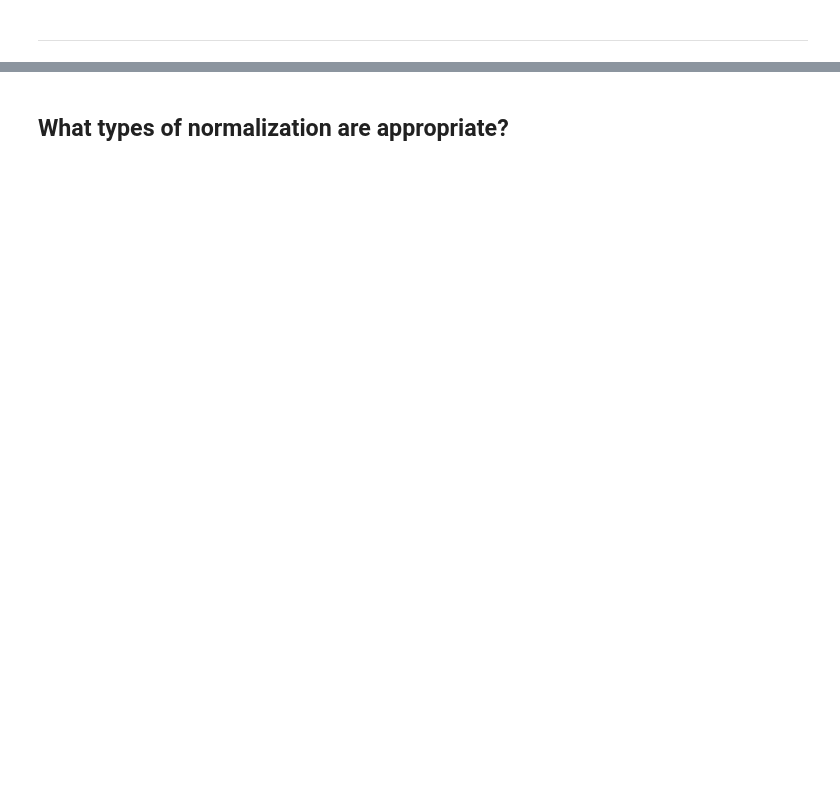
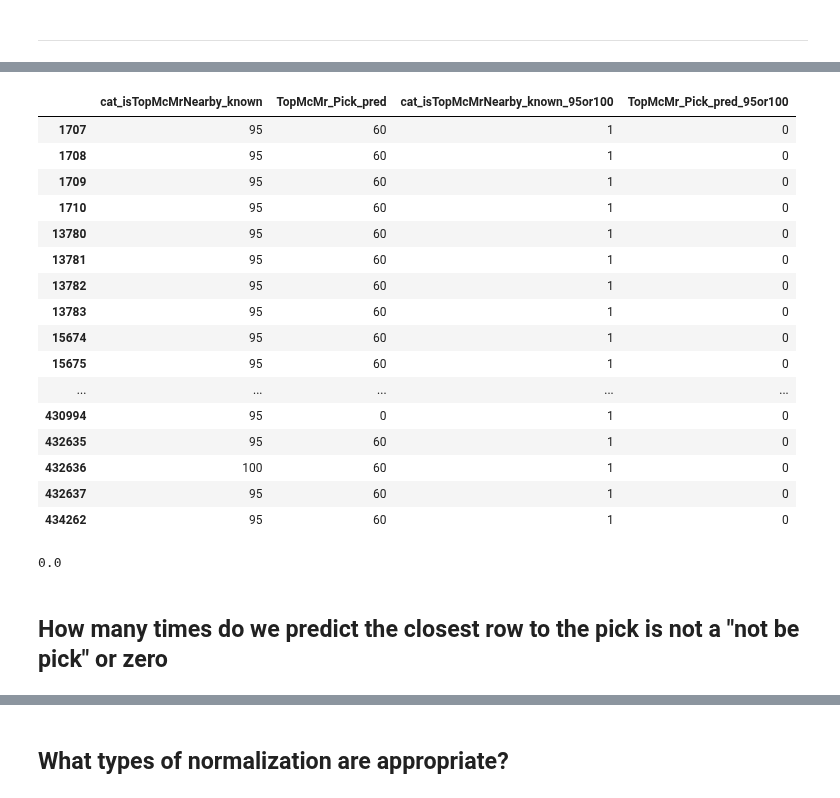
Before and after one commit to JustinGOSSES/MannvilleGroup_Strat_Hackathon, a Jupyter notebook: notebooks_2018/modular_redo/Machine_Learning/Machine_Learning_vA_20170726.ipynb, the cells around one changed output, grey strips where cells are left out. Drawn from its saved outputs; the diff is of its cells as text; code cells hidden in the pictures; blank space fills up the shorter version.

Commit message:
started two notebooks on machine learning section in modular folder, got two results

```diff
--- a/notebooks_2018/modular_redo/Machine_Learning/Machine_Learning_vA_20170726.ipynb
+++ b/notebooks_2018/modular_redo/Machine_Learning/Machine_Learning_vA_20170726.ipynb
@@ -350,0 +497,6 @@ len(UWIs_test)
+# %%
+df_r = pd.DataFrame(result)
+# df_a = pd.DataFrame(a_)
+test_y_indexValues = test_y.index.values
+df_result_2 = pd.DataFrame(values, index=test_y_indexValues, columns=['TopMcMr_Pick_pred'])
+df_results_2 = pd.concat([test_y, df_result_2], axis=1)
@@ -350,0 +549,2 @@ len(UWIs_test)
+# %%
+df_results_2_onlyClass95and100 = df_results_2[df_results_2['cat_isTopMcMrNearby_known'] > 60 ]
@@ -350,0 +560,5 @@ len(UWIs_test)
+# %%
+df_results_2_onlyClass95and100['pred_class_95or100'] = df_results_2_onlyClass95and100[df_results_2_onlyClass95and100['cat_isTopMcMrNearby_known']]
+# %%
+df_results_2_onlyClass95and100['cat_isTopMcMrNearby_known_95or100'] = np.where(df_results_2_onlyClass95and100['cat_isTopMcMrNearby_known']>60, 1, 0)
+df_results_2_onlyClass95and100['TopMcMr_Pick_pred_95or100'] = np.where(df_results_2_onlyClass95and100['TopMcMr_Pick_pred']>60, 1, 0)
@@ -350,0 +576,27 @@ len(UWIs_test)
+# %%
+df_results_2_onlyClass95and100[0:300]
+# %% [output]
+|  | cat_isTopMcMrNearby_known | TopMcMr_Pick_pred | cat_isTopMcMrNearby_known_95or100 | TopMcMr_Pick_pred_95or100 |
+| 1707 | 95 | 60 | 1 | 0 |
+| 1708 | 95 | 60 | 1 | 0 |
+| 1709 | 95 | 60 | 1 | 0 |
+| 1710 | 95 | 60 | 1 | 0 |
+| 13780 | 95 | 60 | 1 | 0 |
+| 13781 | 95 | 60 | 1 | 0 |
+| 13782 | 95 | 60 | 1 | 0 |
+| 13783 | 95 | 60 | 1 | 0 |
+| 15674 | 95 | 60 | 1 | 0 |
+| 15675 | 95 | 60 | 1 | 0 |
+| ... | ... | ... | ... | ... |
+| 430994 | 95 | 0 | 1 | 0 |
+| 432635 | 95 | 60 | 1 | 0 |
+| 432636 | 100 | 60 | 1 | 0 |
+| 432637 | 95 | 60 | 1 | 0 |
+| 434262 | 95 | 60 | 1 | 0 |
+# %%
+accuracy = accuracy_score(df_results_2_onlyClass95and100['cat_isTopMcMrNearby_known_95or100'], df_results_2_onlyClass95and100['TopMcMr_Pick_pred_95or100'])
+accuracy
+# %% [output]
+0.0
+# %% [markdown]
+## How many times do we predict the closest row to the pick is not a "not be pick" or zero
```
Also changed, not shown: parts of 92 cells of this notebook, 3 other files.
